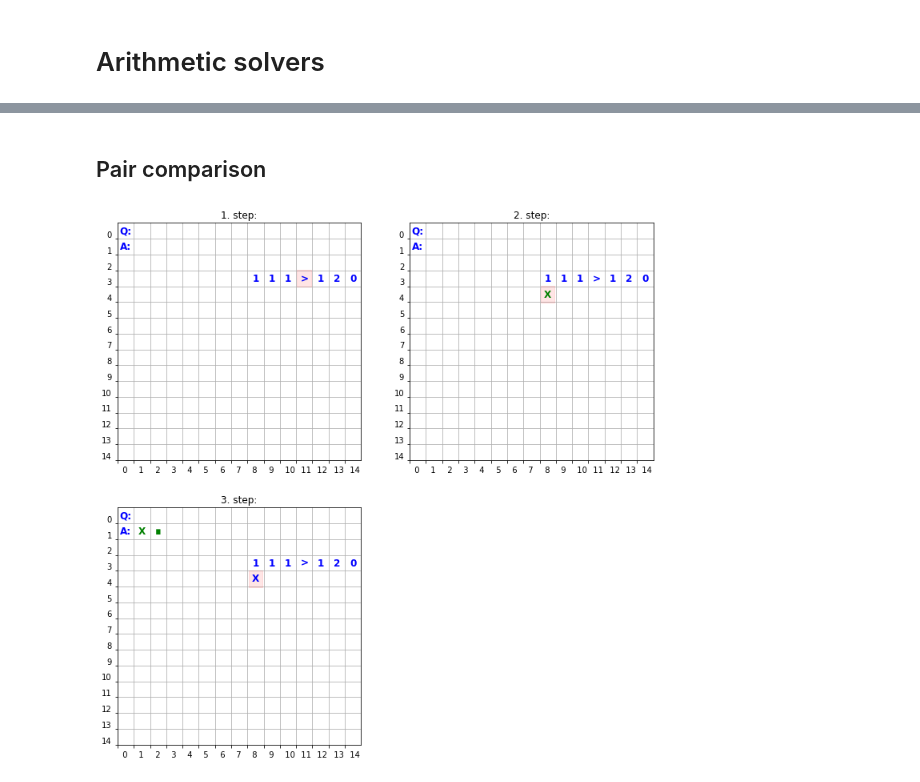
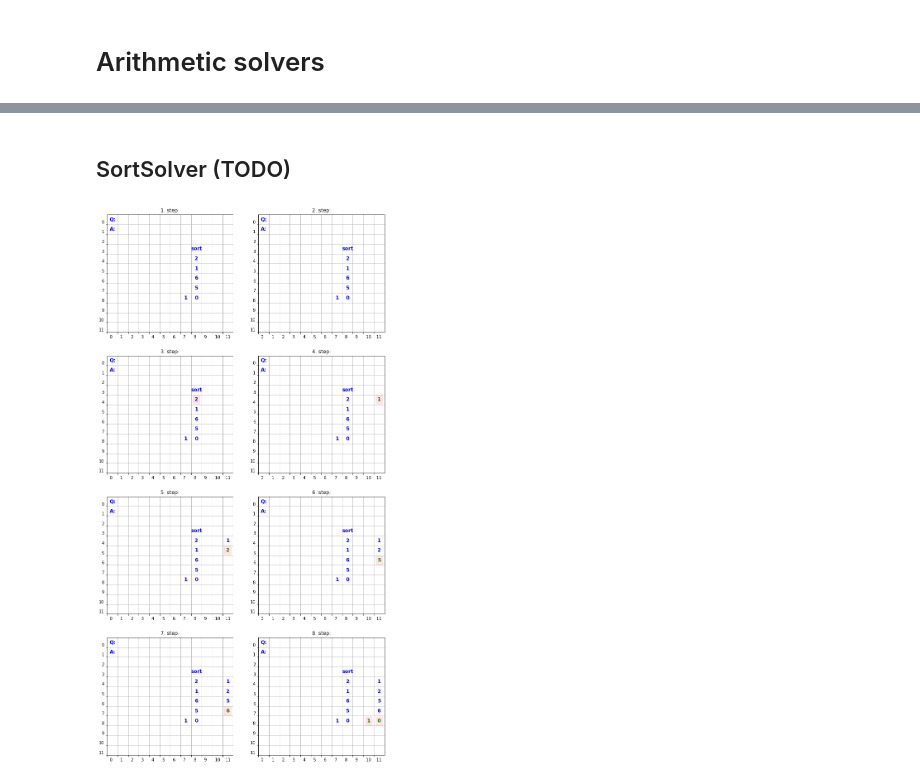
Before and after one commit to csadrian/arithmetics_on_paper, a Jupyter notebook: examples.ipynb, the cells around one changed output, grey strips where cells are left out. Cells and saved outputs as stored; diff of their text form; code cells hidden in the pictures.

```diff
--- a/examples.ipynb
+++ b/examples.ipynb
@@ -118,6 +27,2 @@ plot_example(SortSolver, list_problem())
-# %% [markdown]
-## Pair comparison
-# %%
-plot_example(PaircomparisonSolver, add_problem(111, 120))
-# %% [output]
-[figure, removed]
+# %% [markdown]
+## SortSolver (TODO)
@@ -123,0 +31,5 @@ plot_example(PaircomparisonSolver, add_problem(111, 120))
+# %%
+plot_example_md('comparison__sort', Solver=solvers.SortSolver, entropy_args=(0,1),
+               skip_ntypes=('decimal', 'rational'))
+# %% [output]
+[figure, added]
```
Also changed, not shown: parts of 38 cells of this notebook.
